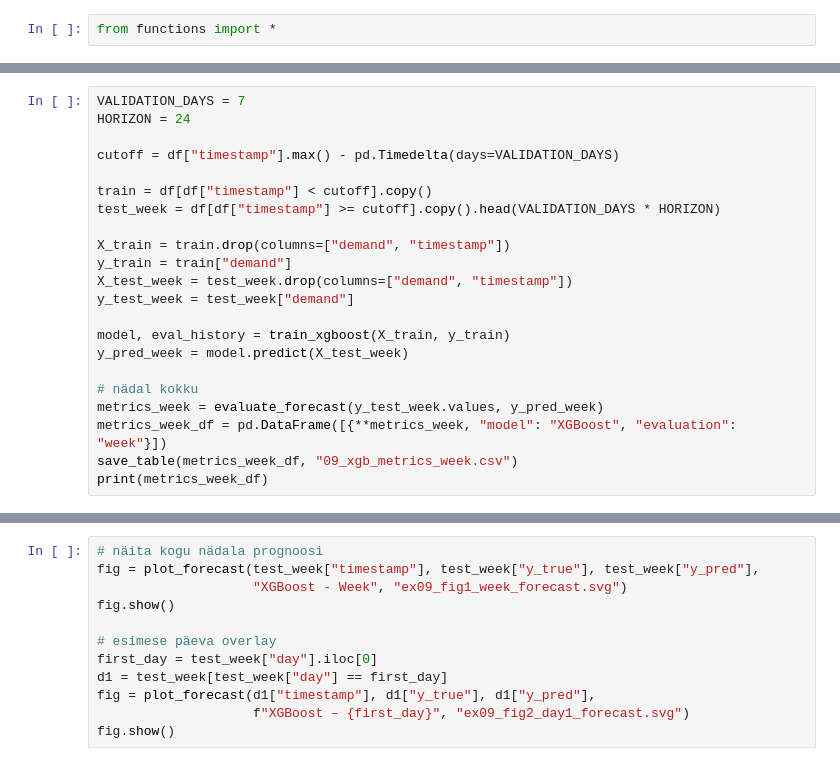
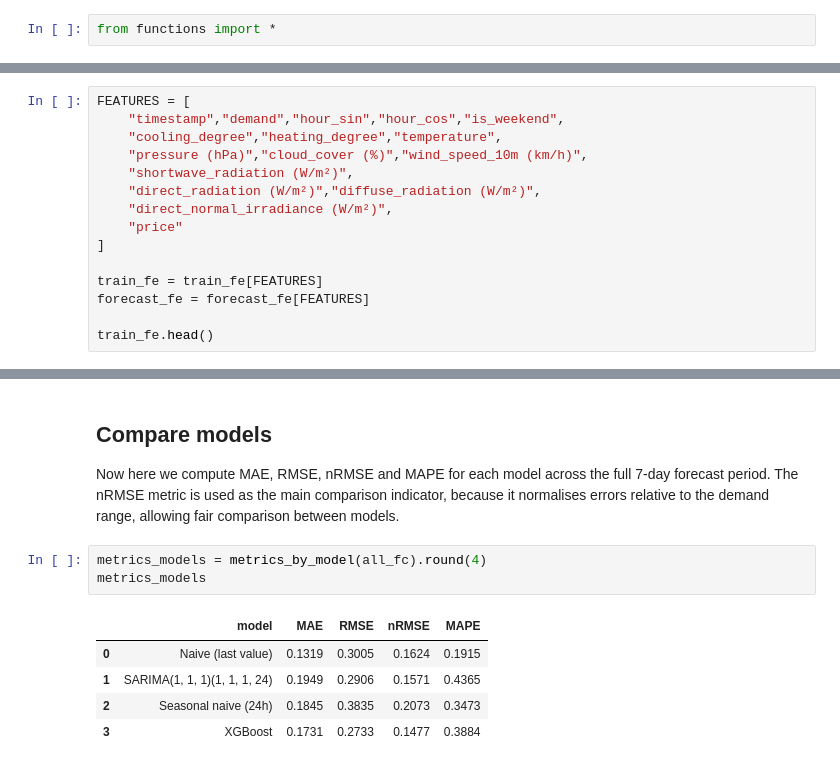
Before and after one commit to Danwerk/HomeEnergyManagementSystem, a Jupyter notebook: 09-forecasting-pipeline.ipynb, the cells around one changed output, grey strips where cells are left out. Cells and saved outputs as stored; diff of their text form.

```diff
--- a/09-forecasting-pipeline.ipynb
+++ b/09-forecasting-pipeline.ipynb
@@ -39,23 +108,16 @@ df.head()
 # %%
-VALIDATION_DAYS = 7
-HORIZON = 24
+FEATURES = [
+    "timestamp","demand","hour_sin","hour_cos","is_weekend",
+    "cooling_degree","heating_degree","temperature",
+    "pressure (hPa)","cloud_cover (%)","wind_speed_10m (km/h)",
+    "shortwave_radiation (W/m²)",
+    "direct_radiation (W/m²)","diffuse_radiation (W/m²)",
+    "direct_normal_irradiance (W/m²)",
+    "price"
+]
 
-cutoff = df["timestamp"].max() - pd.Timedelta(days=VALIDATION_DAYS)
+train_fe = train_fe[FEATURES]
+forecast_fe = forecast_fe[FEATURES]
 
-train = df[df["timestamp"] < cutoff].copy()
-test_week = df[df["timestamp"] >= cutoff].copy().head(VALIDATION_DAYS * HORIZON)
-
-X_train = train.drop(columns=["demand", "timestamp"])
-y_train = train["demand"]
-X_test_week = test_week.drop(columns=["demand", "timestamp"])
-y_test_week = test_week["demand"]
-
-model, eval_history = train_xgboost(X_train, y_train)
-y_pred_week = model.predict(X_test_week)
-
-# nädal kokku
-metrics_week = evaluate_forecast(y_test_week.values, y_pred_week)
-metrics_week_df = pd.DataFrame([{**metrics_week, "model": "XGBoost", "evaluation": "week"}])
-save_table(metrics_week_df, "09_xgb_metrics_week.csv")
-print(metrics_week_df)
+train_fe.head()
 # %% [output]
@@ -90,12 +188,13 @@ metrics_day_df
+# %% [markdown]
+## Compare models
+Now here we compute MAE, RMSE, nRMSE and MAPE for each model across the full 7-day forecast period.
+The nRMSE metric is used as the main comparison indicator, because it normalises errors relative to the demand range, allowing fair comparison between models.
 # %%
-# näita kogu nädala prognoosi
-fig = plot_forecast(test_week["timestamp"], test_week["y_true"], test_week["y_pred"],
-                    "XGBoost - Week", "ex09_fig1_week_forecast.svg")
-fig.show()
-
-# esimese päeva overlay
-first_day = test_week["day"].iloc[0]
-d1 = test_week[test_week["day"] == first_day]
-fig = plot_forecast(d1["timestamp"], d1["y_true"], d1["y_pred"],
-                    f"XGBoost – {first_day}", "ex09_fig2_day1_forecast.svg")
-fig.show()
+metrics_models = metrics_by_model(all_fc).round(4)
+metrics_models
+# %% [output]
+|  | model | MAE | RMSE | nRMSE | MAPE |
+| 0 | Naive (last value) | 0.1319 | 0.3005 | 0.1624 | 0.1915 |
+| 1 | SARIMA(1, 1, 1)(1, 1, 1, 24) | 0.1949 | 0.2906 | 0.1571 | 0.4365 |
+| 2 | Seasonal naive (24h) | 0.1845 | 0.3835 | 0.2073 | 0.3473 |
+| 3 | XGBoost | 0.1731 | 0.2733 | 0.1477 | 0.3884 |
```
Also changed, not shown: parts of 21 cells of this notebook, 12 other files.
